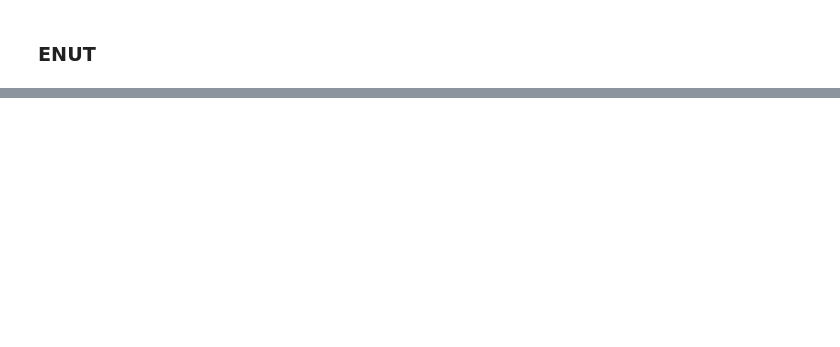
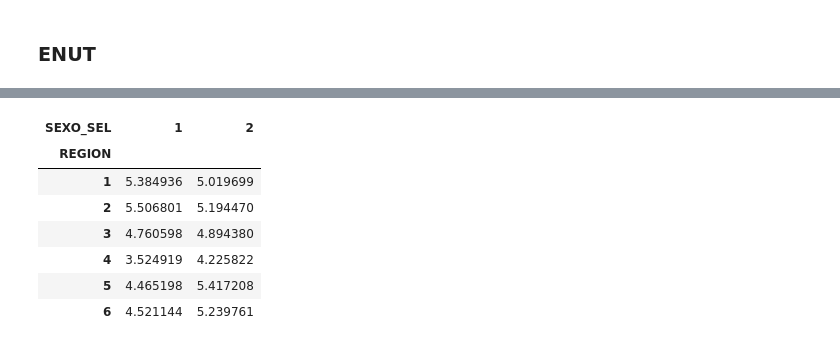
Before and after one commit to datos-Fundar/indice-mercado-trabajo-ingresos, a Jupyter notebook: modulos/calculos/xx_indicadores_auxiliares.ipynb, the cells around one changed output, grey strips where cells are left out. Cells and saved outputs as stored; diff of their text form; code cells hidden in the pictures; blank space fills up the shorter version.

```diff
--- a/modulos/calculos/xx_indicadores_auxiliares.ipynb
+++ b/modulos/calculos/xx_indicadores_auxiliares.ipynb
@@ -456,0 +464,11 @@ nombre_tabla_tss = ['13_Fraccion_DOMESTICO', '14_Fraccion_CUIDADO', '15_Fraccion
+# %%
+df_selected.unstack(level=0)
+# %% [output]
+| SEXO_SEL | 1 | 2 |
+| REGION |  |  |
+| 1 | 5.384936 | 5.019699 |
+| 2 | 5.506801 | 5.194470 |
+| 3 | 4.760598 | 4.894380 |
+| 4 | 3.524919 | 4.225822 |
+| 5 | 4.465198 | 5.417208 |
+| 6 | 4.521144 | 5.239761 |
```
Also changed, not shown: parts of 11 cells of this notebook, 9 other files.
